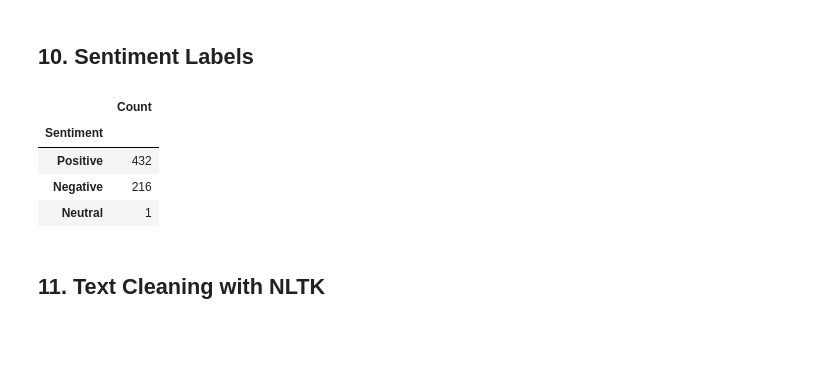
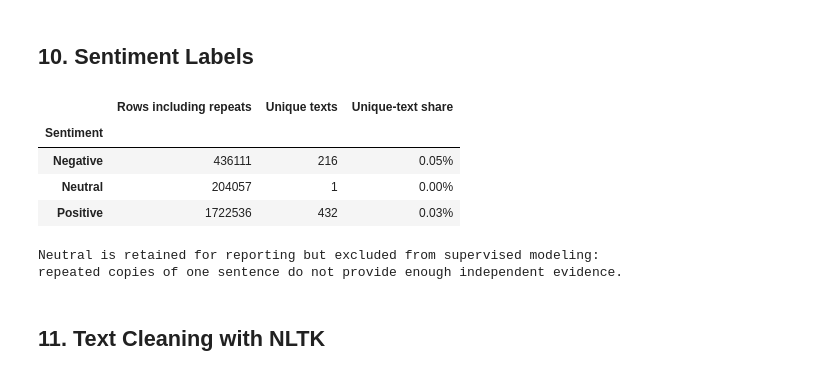
Before and after one commit to Niranjana2599/AI-Commerce-Analytics-Platform, a Jupyter notebook: notebooks/09_Customer_Review_NLP.ipynb, the cells around one changed output. Cells and saved outputs as stored; diff of their text form; code cells hidden in the pictures; blank space fills up the shorter version.

```diff
--- a/notebooks/09_Customer_Review_NLP.ipynb
+++ b/notebooks/09_Customer_Review_NLP.ipynb
@@ -101,21 +145,42 @@ Duplicate review texts: 0
 Review scores 4?5 are Positive, score 3 is Neutral, and scores 1?2 are Negative. These labels train supervised sentiment models.
 # %% [markdown]
 ## 10. Sentiment Labels
-# %%
-reviews["Sentiment"] = pd.cut(
-    reviews["review_score"],
-    bins=[0, 2, 3, 5],
-    labels=["Negative", "Neutral", "Positive"],
-    include_lowest=True
-)
-reviews["Sentiment"] = reviews["Sentiment"].astype(str)
-display(reviews["Sentiment"].value_counts().to_frame("Count"))
-# %% [output]
-|  | Count |
-| Sentiment |  |
-| Positive | 432 |
-| Negative | 216 |
-| Neutral | 1 |
+# %%
+def score_to_sentiment(score):
+    if score in (1, 2):
+        return "Negative"
+    if score == 3:
+        return "Neutral"
+    if score in (4, 5):
+        return "Positive"
+    return np.nan
+
+reviews_all["Sentiment"] = reviews_all["review_score"].apply(score_to_sentiment)
+reviews["Sentiment"] = reviews["review_score"].apply(score_to_sentiment)
+
+label_audit = pd.concat(
+    [
+        reviews_all["Sentiment"].value_counts().rename("Rows including repeats"),
+        reviews["Sentiment"].value_counts().rename("Unique texts"),
+    ],
+    axis=1,
+).fillna(0).astype(int).reindex(["Negative", "Neutral", "Positive"])
+label_audit["Unique-text share"] = (
+    label_audit["Unique texts"] / label_audit["Rows including repeats"]
+)
+display(label_audit.style.format({"Unique-text share": "{:.2%}"}))
+
+if label_audit.loc["Neutral", "Unique texts"] < 10:
+    print("Neutral is retained for reporting but excluded from supervised modeling:")
+    print("repeated copies of one sentence do not provide enough independent evidence.")
+# %% [output]
+|  | Rows including repeats | Unique texts | Unique-text share |
+| Sentiment |  |  |  |
+| Negative | 436111 | 216 | 0.05% |
+| Neutral | 204057 | 1 | 0.00% |
+| Positive | 1722536 | 432 | 0.03% |
+Neutral is retained for reporting but excluded from supervised modeling:
+repeated copies of one sentence do not provide enough independent evidence.
 # %% [markdown]
 ## 11. Text Cleaning with NLTK
 # %%
```
Also changed, not shown: parts of 13 cells of this notebook, 1 other file.
